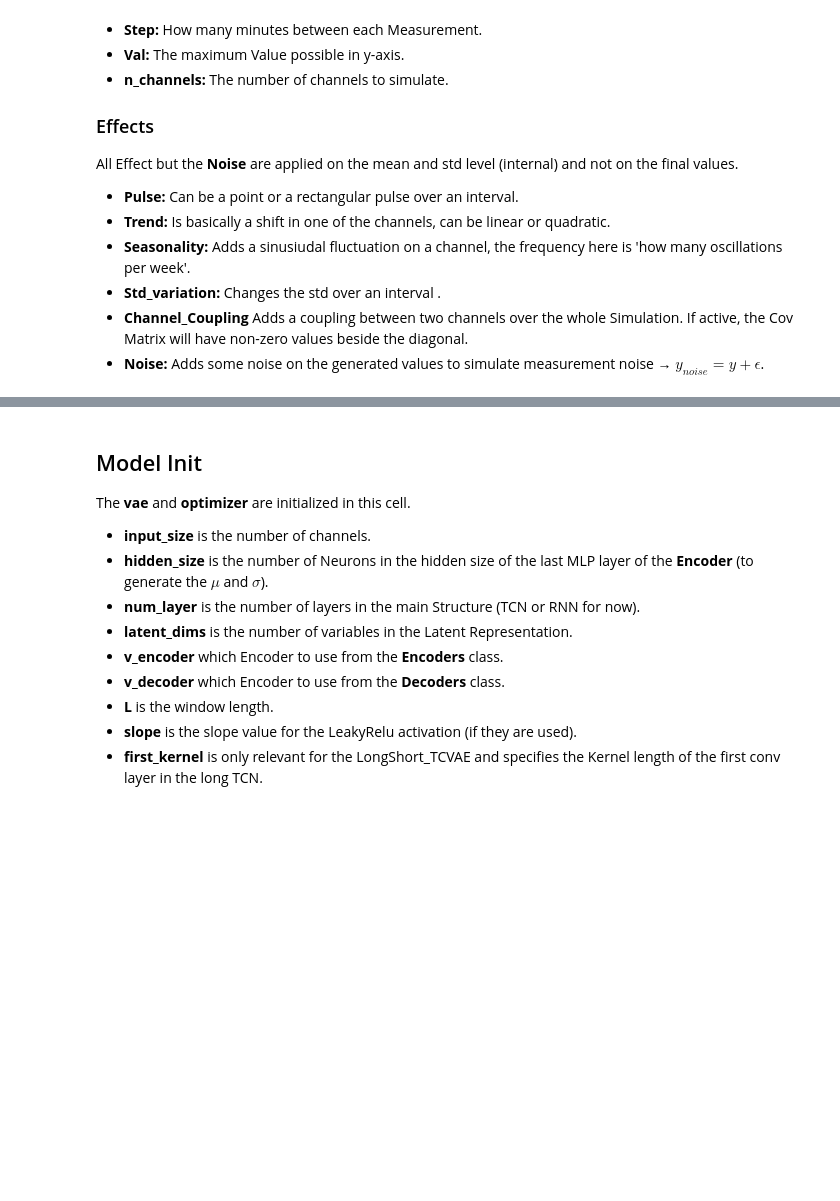
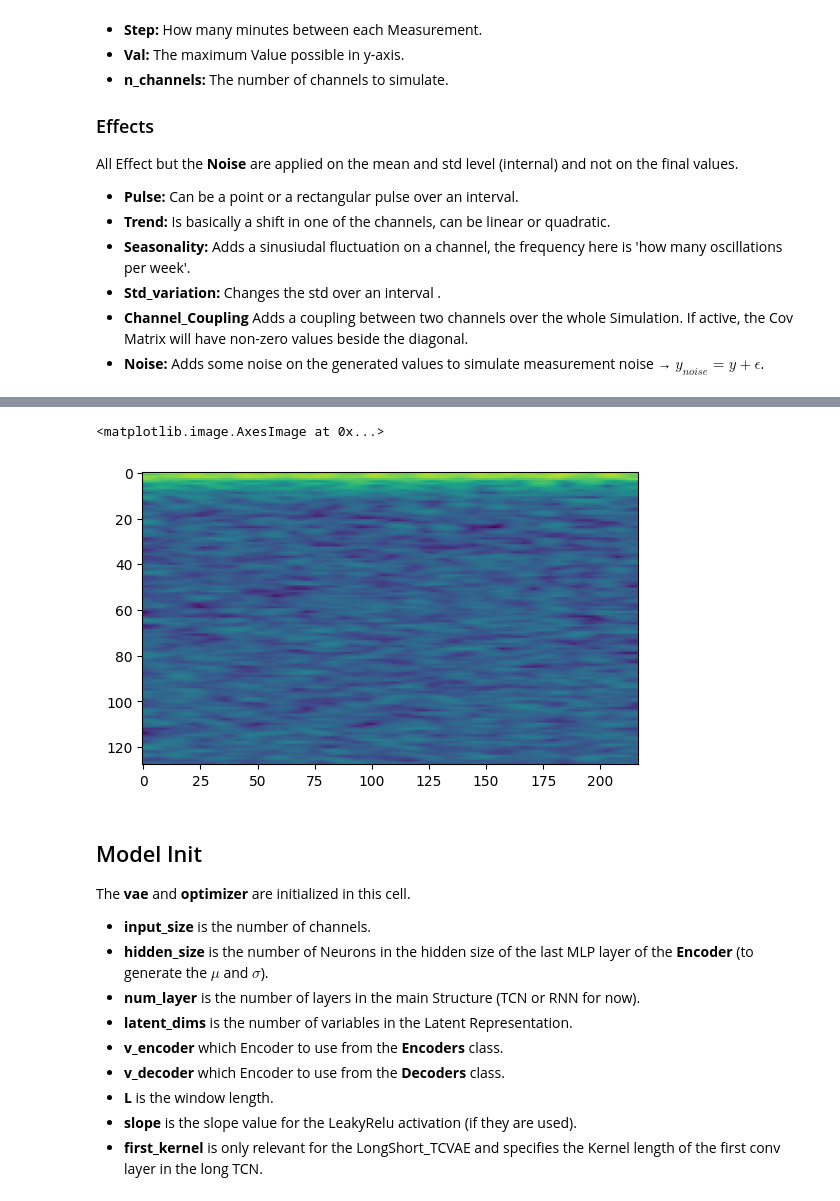
Before and after one commit to AnisKadri/VAE, a Jupyter notebook: draft_pipe.ipynb, the cells around one changed output, grey strips where cells are left out. Cells and saved outputs as stored; diff of their text form; code cells hidden in the pictures; blank space fills up the shorter version.

```diff
--- a/draft_pipe.ipynb
+++ b/draft_pipe.ipynb
@@ -107,3 +182,8 @@ X.show()
+# %%
+plt.imshow(log_mel_spec[0])
+# %% [output]
+<matplotlib.image.AxesImage at 0x...>
+[figure, added]
 # %% [markdown]
 ## Model Init
 The **vae** and **optimizer** are initialized in this cell.
```
Also changed, not shown: parts of 35 cells of this notebook, 2 other files.
